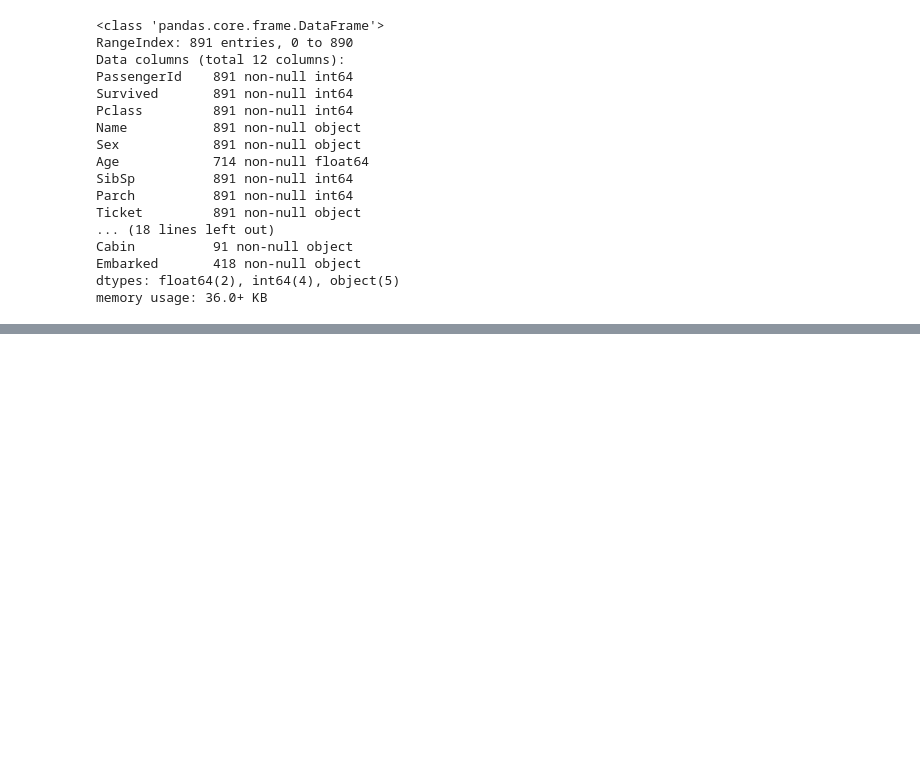
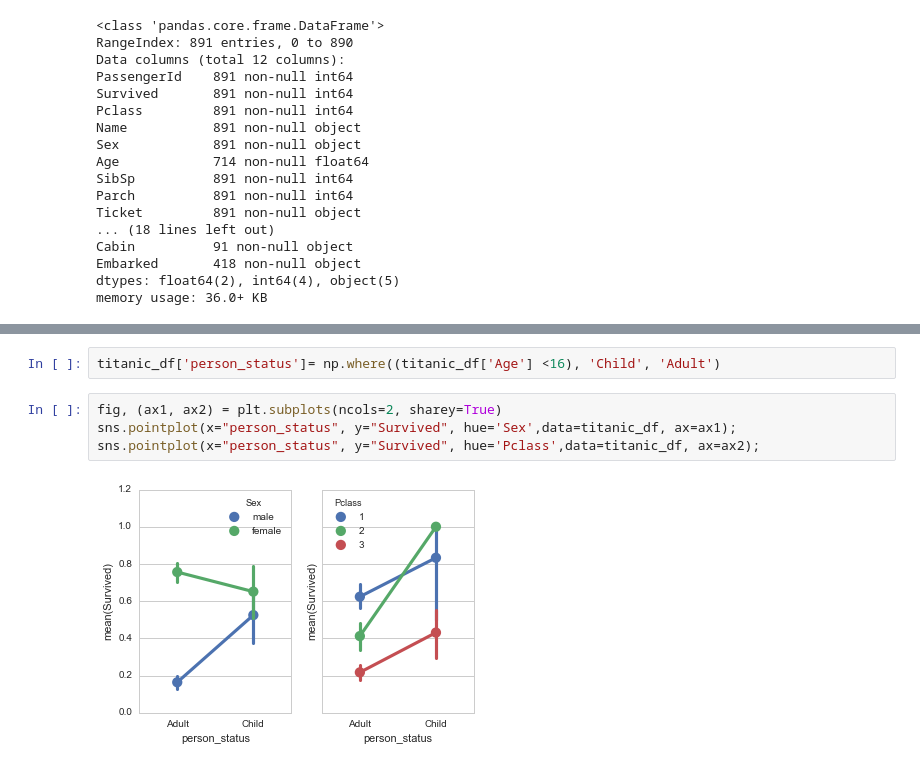
Before and after one commit to bcg0006/titanic_project, a Jupyter notebook: titanic_data_exploration.ipynb, the cells around one changed output, grey strips where cells are left out. Cells and saved outputs as stored; diff of their text form; blank space fills up the shorter version.

```diff
--- a/titanic_data_exploration.ipynb
+++ b/titanic_data_exploration.ipynb
@@ -56,0 +94,8 @@ memory usage: 36.0+ KB
+# %%
+titanic_df['person_status']= np.where((titanic_df['Age'] <16), 'Child', 'Adult')
+# %%
+fig, (ax1, ax2) = plt.subplots(ncols=2, sharey=True)
+sns.pointplot(x="person_status", y="Survived", hue='Sex',data=titanic_df, ax=ax1);
+sns.pointplot(x="person_status", y="Survived", hue='Pclass',data=titanic_df, ax=ax2);
+# %% [output]
+[figure, added]
```
Also changed, not shown: parts of 16 cells of this notebook.
